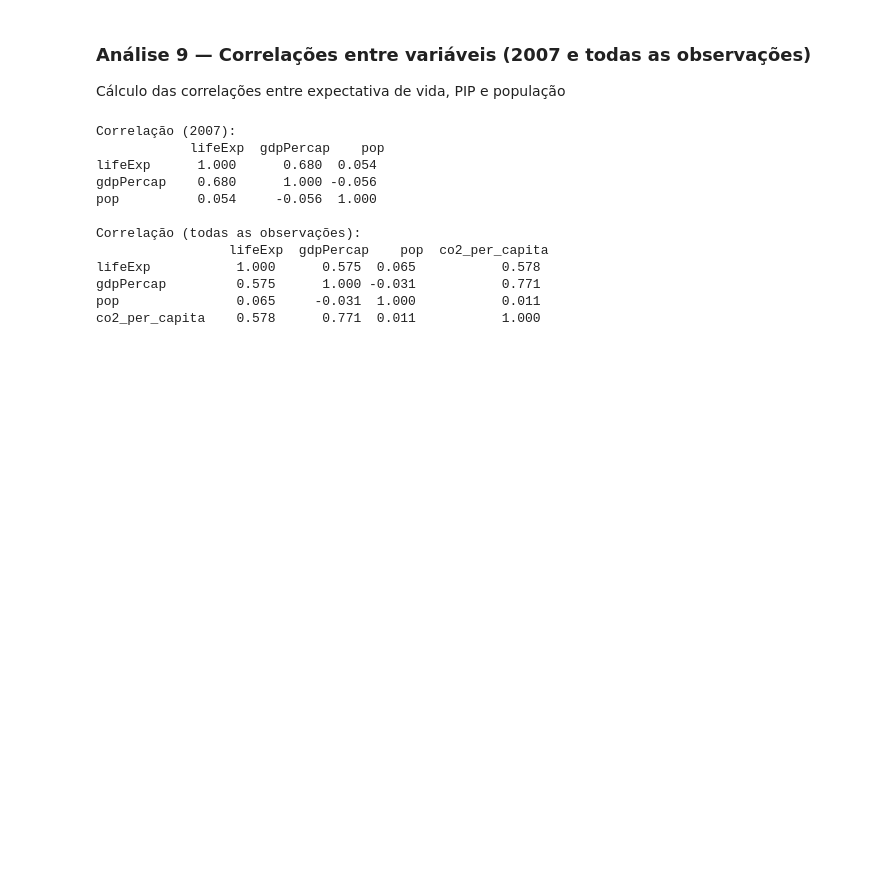
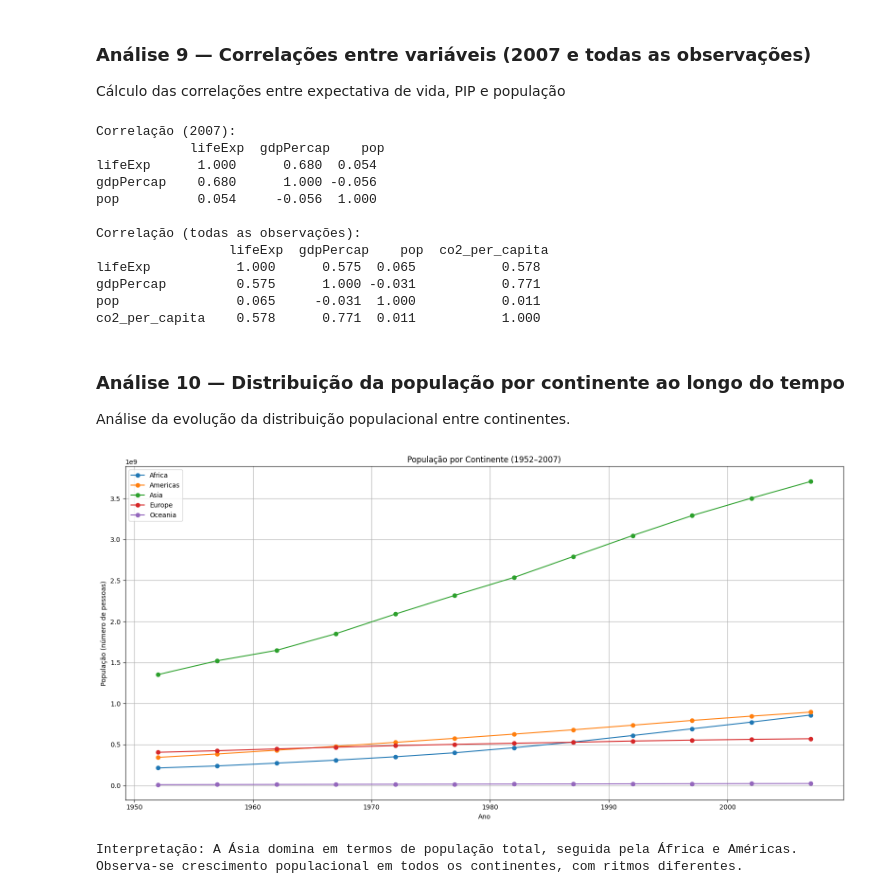
Before and after one commit to kadupenido/python-cd-avaliacao-final-grupo-5, a Jupyter notebook: notebooks/grupo_5_projeto_gapminder.ipynb, the cells around one changed output. Saved outputs shown, nothing was run; the diff lists cells and outputs as text; code cells hidden in the pictures; blank space fills up the shorter version.

```diff
--- a/notebooks/grupo_5_projeto_gapminder.ipynb
+++ b/notebooks/grupo_5_projeto_gapminder.ipynb
@@ -320,3 +321,21 @@ lifeExp           1.000      0.575  0.065           0.578
 gdpPercap         0.575      1.000 -0.031           0.771
 pop               0.065     -0.031  1.000           0.011
 co2_per_capita    0.578      0.771  0.011           1.000
+# %% [markdown]
+### Análise 10 — Distribuição da população por continente ao longo do tempo
+
+Análise da evolução da distribuição populacional entre continentes.
+# %%
+# Análise 10
+
+# Cálculo da população total por continente e ano
+pop_continente = ds_limpo.groupby(['year', 'continent'])['pop'].sum().reset_index()
+
+# Plotagem do gráfico de linhas mostrando a população por continente ao longo dos anos
+graficos.plotar_grafico_linhas(pop_continente, 'year', 'pop', 'continent', 'População por Continente (1952–2007)', 'Ano', 'População (número de pessoas)')
+
+# Interpretação
+print('Interpretação: A Ásia domina em termos de população total, seguida pela África e Américas. Observa-se crescimento populacional em todos os continentes, com ritmos diferentes.')
+# %% [output]
+[figure, added]
+Interpretação: A Ásia domina em termos de população total, seguida pela África e Américas. Observa-se crescimento populacional em todos os continentes, com ritmos diferentes.
```
Also changed, not shown: parts of 12 cells of this notebook, 1 other file.
